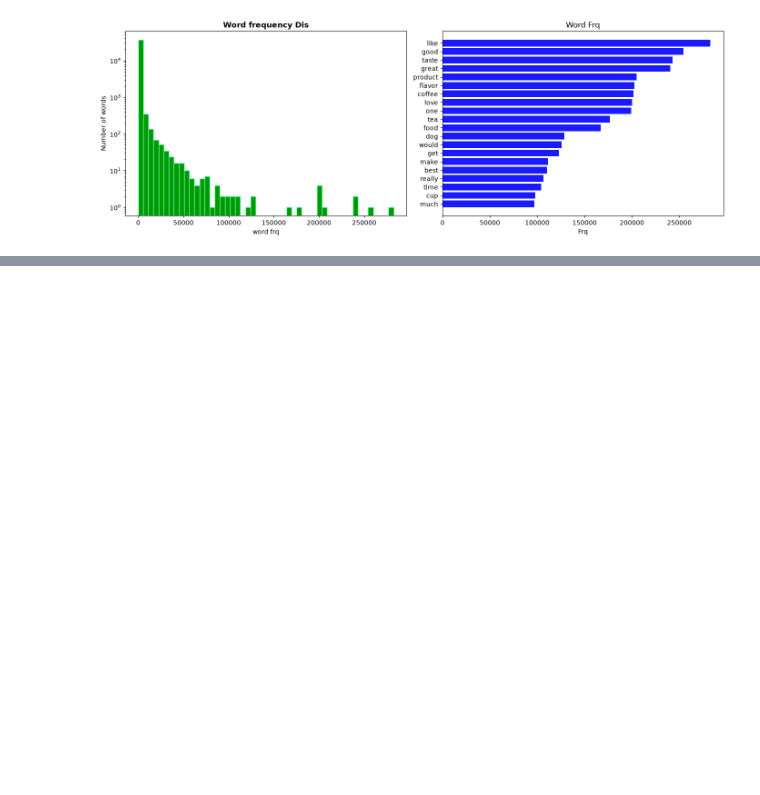
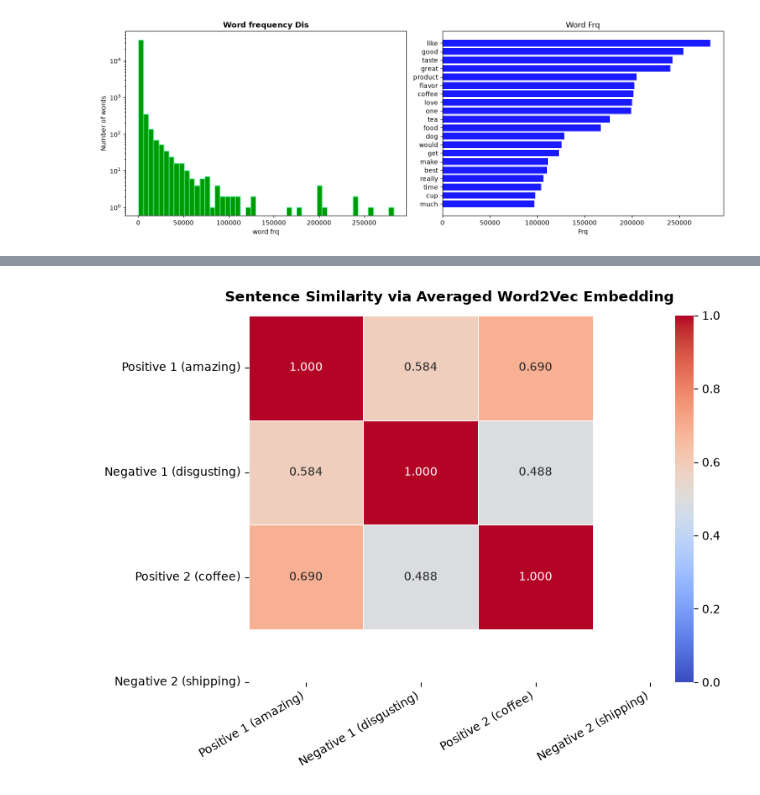
Before and after one commit to IoNiCx1/review-word2vec, a Jupyter notebook: word2vec.ipynb, the cells around one changed output, grey strips where cells are left out. Saved outputs shown, nothing was run; the diff lists cells and outputs as text; code cells hidden in the pictures; blank space fills up the shorter version.

```diff
--- a/word2vec.ipynb
+++ b/word2vec.ipynb
@@ -555,0 +556,18 @@ else:
+# %%
+def sentence_embedding(word_list: list[str])-> np.ndarray:
+    known_words = [w for w in word_list if w  in model.wv]
+    if not known_words:
+        return np.zeros(model.vector_size)
+    word_vectors = np.array([model.wv[w] for w in known_words])
+    return word_vectors.mean(axis = 0)
+# %%
+test_sentences=["This product is absolutely amazing and delicious",
+                "Horrible quality, terrible taste, completely disgusting",
+                "Great coffee, fresh aroma, wonderful packaging"]
+embedding =[]
+for sent in test_sentences:
+    tokens  =cleantxt(sent)
+    emb = sentence_embedding(tokens)
+    embedding.append(emb)
+    print(f"'{sent[:50]}...'")
+    print(f"Tokens Used :{tokens} \n Vector (first 8 dims) :{emb[:8].round(3)}\n")
@@ -555,0 +586,30 @@ else:
+# %%
+from sklearn.metrics.pairwise import cosine_similarity
+emb_matrix  = np.array(embedding)
+sim_matrix = cosine_similarity(emb_matrix)
+
+short_labels = [
+    "Positive 1 (amazing)",
+    "Negative 1 (disgusting)",
+    "Positive 2 (coffee)",
+    "Negative 2 (shipping)"
+]
+fig,ax = plt.subplots(figsize= (8,6))
+sns.heatmap(
+    sim_matrix,
+    xticklabels=short_labels,
+    yticklabels=short_labels,
+    annot=True,
+    fmt='.3f',
+    cmap = 'coolwarm',
+    vmin = 0, vmax = 1,
+    linewidths=0.5,ax = ax
+)
+ax.set_title("Sentence Similarity via Averaged Word2Vec Embedding",
+             fontsize = 12,fontweight = 'bold',pad = 12)
+plt.xticks(rotation = 30,ha = 'right')
+plt.yticks(rotation = 0)
+plt.tight_layout()
+plt.show()
+# %% [output]
+[figure, added]
```
Also changed, not shown: parts of 11 cells of this notebook, 4 other files.
